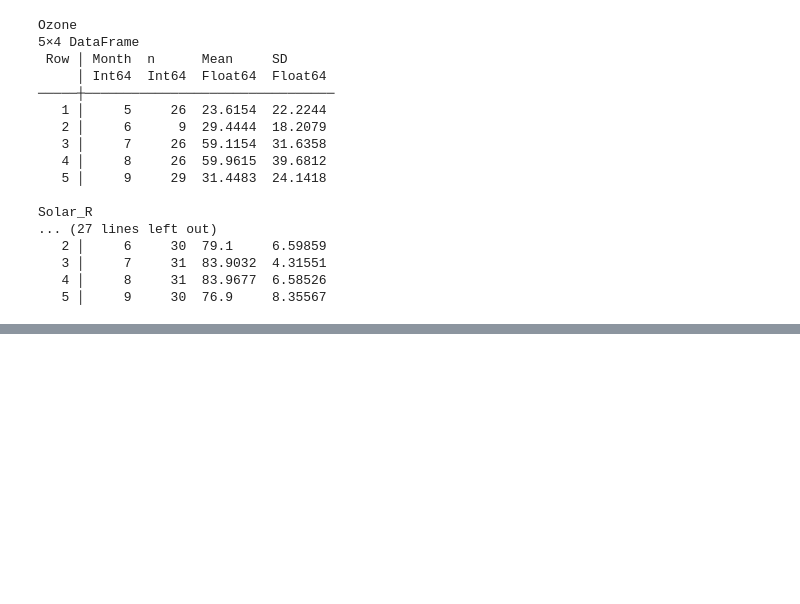
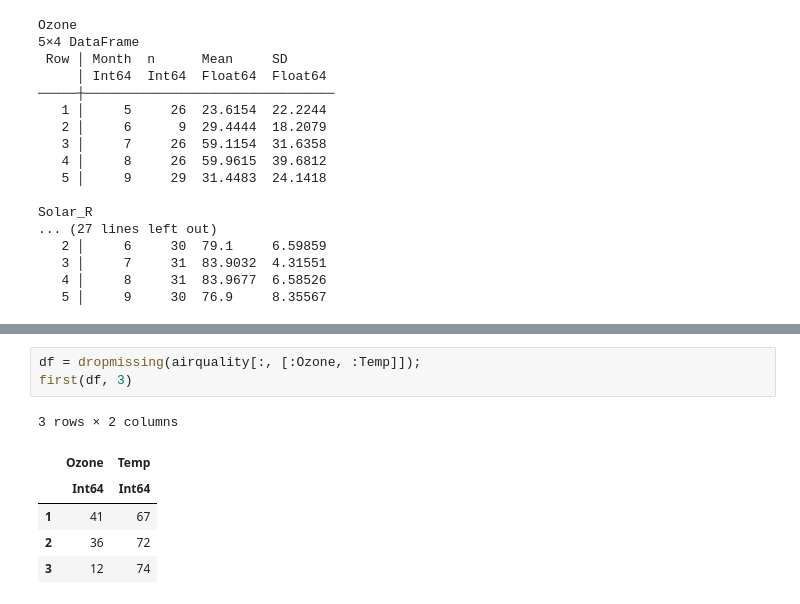
Before and after one commit to r-de-r/stats, a Jupyter notebook: Julia-stats4.ipynb, the cells around one changed output, grey strips where cells are left out. Cells and saved outputs as stored; diff of their text form; blank space fills up the shorter version.

```diff
--- a/Julia-stats4.ipynb
+++ b/Julia-stats4.ipynb
@@ -747,0 +824,10 @@ Solar_R
+# %%
+df = dropmissing(airquality[:, [:Ozone, :Temp]]);
+first(df, 3)
+# %% [output]
+3 rows × 2 columns
+|  | Ozone | Temp |
+|  | Int64 | Int64 |
+| 1 | 41 | 67 |
+| 2 | 36 | 72 |
+| 3 | 12 | 74 |
```
Also changed, not shown: parts of 59 cells of this notebook, 7 other files.
